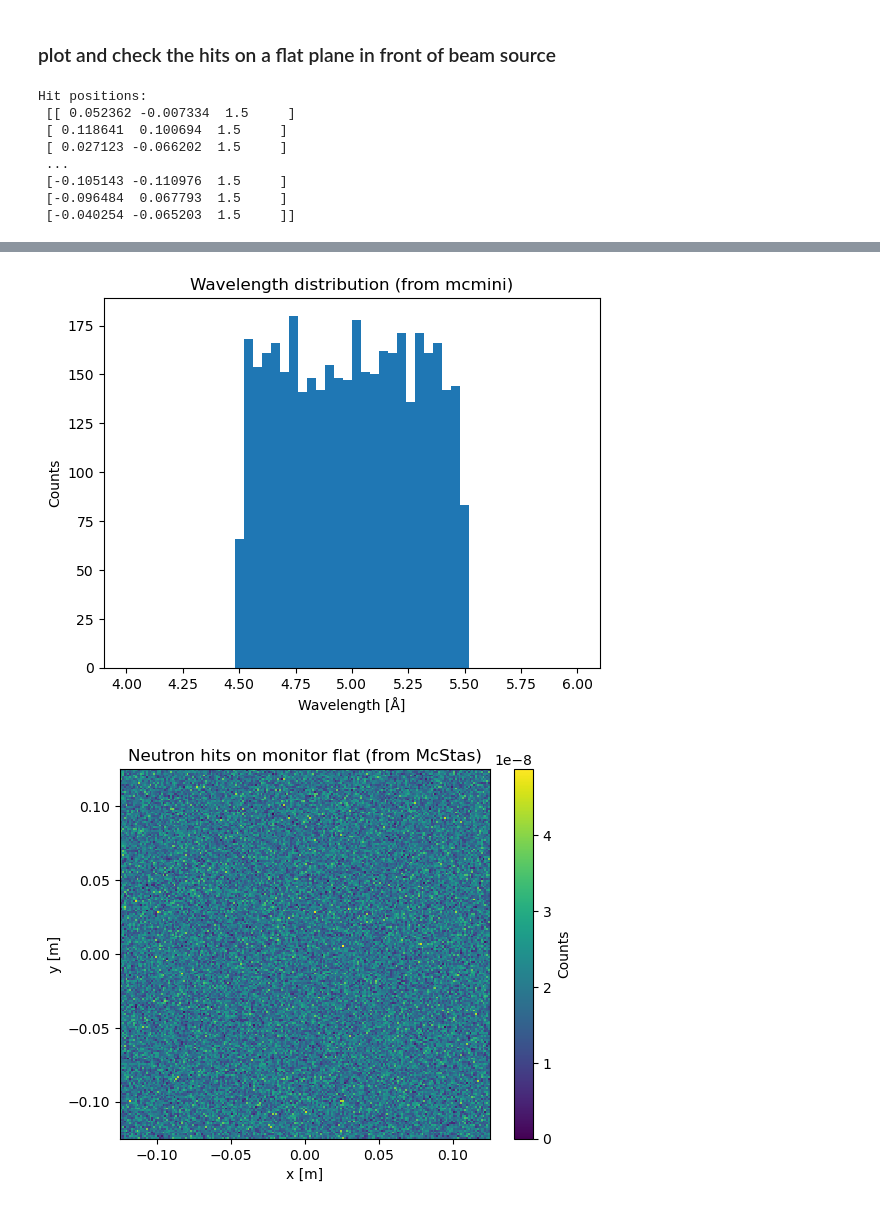
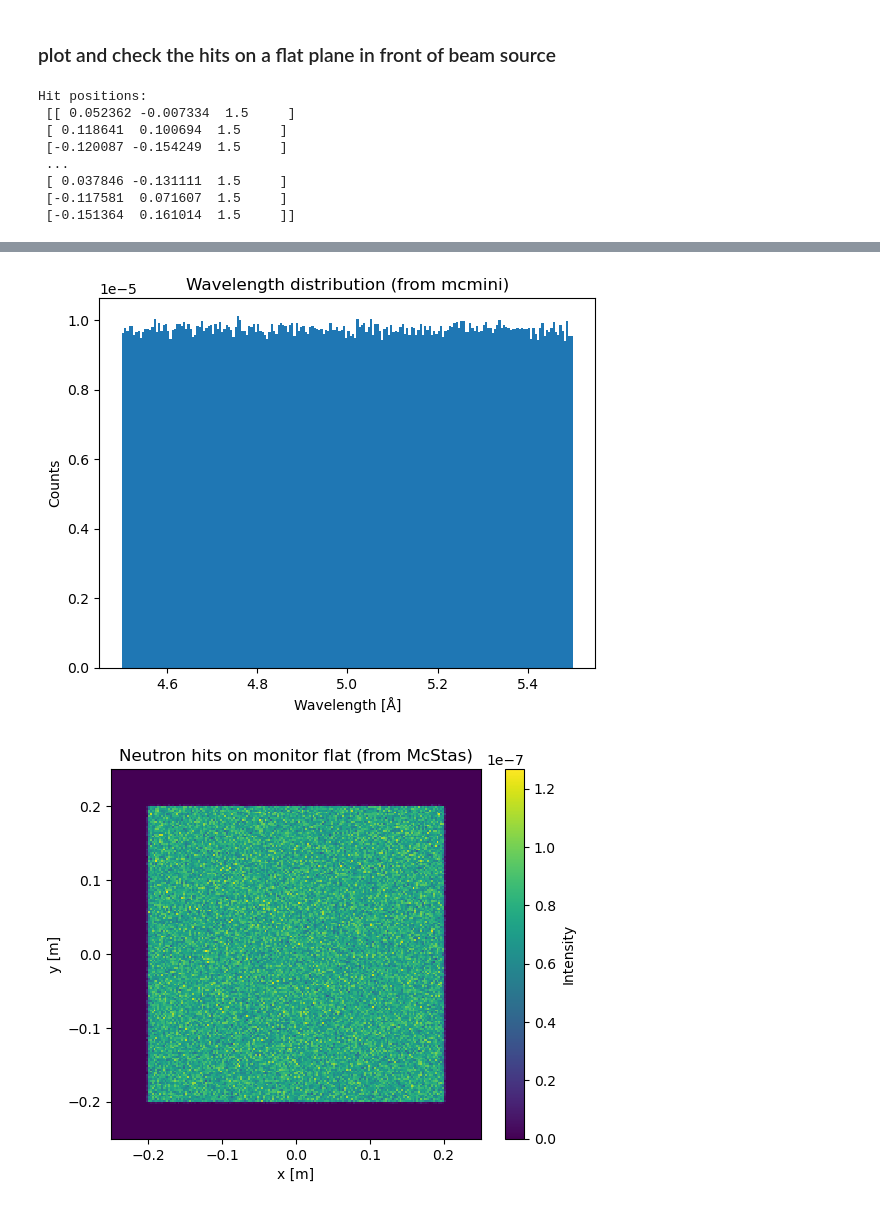
Before and after one commit to tinyThyssen/bachelor_project, a Jupyter notebook: mcmini_verification/mcmini_verification.ipynb, the cells around one changed output, grey strips where cells are left out. Saved outputs shown, nothing was run; the diff lists cells and outputs as text; code cells hidden in the pictures.

Commit message:
source_div now matches that of mcstas. Flat monitor correctly plots intensity

```diff
--- a/mcmini_verification/mcmini_verification.ipynb
+++ b/mcmini_verification/mcmini_verification.ipynb
@@ -205,25 +205,27 @@ lambda_values = np.array([float(hit['lambda']) for hit in hits])
 print("Hit positions:\n", hit_positions)
 
 # bin the hit positions for a 2D histogram
-x_edges = np.linspace(-0.3, 0.3, 51)
-y_edges = np.linspace(-0.3, 0.3, 51)
+x_edges = np.linspace(-0.25, 0.25, 201)
+y_edges = np.linspace(-0.25, 0.25, 201)
 hist, x_edges, y_edges = np.histogram2d(hit_positions[:,0], hit_positions[:,1], bins=[x_edges, y_edges])
-lambda_edges = np.linspace(4, 6, 51)  # example lambda bins
+lambda_edges = np.linspace(4.5, 5.5, 201)  # example lambda bins
+hist = hist/np.sum(hist) * 0.00194955  # normalize to total counts
 
 # plot the 2D histogram
 plt.figure()
 plt.imshow(hist.T, origin='lower', extent=[x_edges[0], x_edges[-1], y_edges[0], y_edges[-1]], cmap='viridis', interpolation='nearest')
-plt.colorbar(label='Counts')
+plt.colorbar(label='Intensity')
 # zoom out to see the full monitor area
-plt.xlim(-0.3, 0.3)
-plt.ylim(-0.3, 0.3)
+plt.xlim(-0.25, 0.25)
+plt.ylim(-0.25, 0.25)
 plt.xlabel("x")
 plt.ylabel("y")
-plt.title("Neutron hits on monitor flat")
+plt.title("Neutron hits on monitor flat (mcmini)")
 plt.show()
 
 # plot lambda data from mcmini
 hist_lambda, lambda_edges = np.histogram(lambda_values, bins=lambda_edges)
+hist_lambda = hist_lambda / np.sum(hist_lambda) * 0.00194955  # normalize to total counts
 plt.figure()
 bin_centers = (lambda_edges[:-1] + lambda_edges[1:]) / 2
 plt.bar(bin_centers, hist_lambda, width=(lambda_edges[1] - lambda_edges[0]), align='center')
@@ -234,7 +236,7 @@ plt.show()
 
 
 # plot the data from mcstas
-mcstas_folder = "/Users/christian/Documents/Study/bachelor_project/mcmini_verification/test"
+mcstas_folder = "/Users/christian/Documents/Study/bachelor_project/mcmini_verification/test_0p5m_mon"
 flat_plane_hits = ms.load_data(mcstas_folder)[-1]  # adjust index if needed
 meta = flat_plane_hits.metadata
 
@@ -253,7 +255,7 @@ extent = [xmin, xmax, ymin, ymax]
 plt.imshow(H.T, origin="lower", extent=extent, interpolation="nearest")
 plt.xlabel("x [m]")
 plt.ylabel("y [m]")
-plt.colorbar(label='Counts')
+plt.colorbar(label='Intensity')
 plt.title("Neutron hits on monitor flat (from McStas)")
 plt.show()
 
@@ -274,8 +276,8 @@ plt.show()
 Hit positions:
  [[ 0.052362 -0.007334  1.5     ]
  [ 0.118641  0.100694  1.5     ]
- [ 0.027123 -0.066202  1.5     ]
+ [-0.120087 -0.154249  1.5     ]
  ...
- [-0.105143 -0.110976  1.5     ]
- [-0.096484  0.067793  1.5     ]
- [-0.040254 -0.065203  1.5     ]]
+ [ 0.037846 -0.131111  1.5     ]
+ [-0.117581  0.071607  1.5     ]
+ [-0.151364  0.161014  1.5     ]]
@@ -283,3 +285,3 @@ Hit positions:
-[figure, old version]
+[figure, new version]
-[figure, old version]
+[figure, new version]
 [figure]
```
Also changed, not shown: parts of 5 cells of this notebook, 20 other files.
